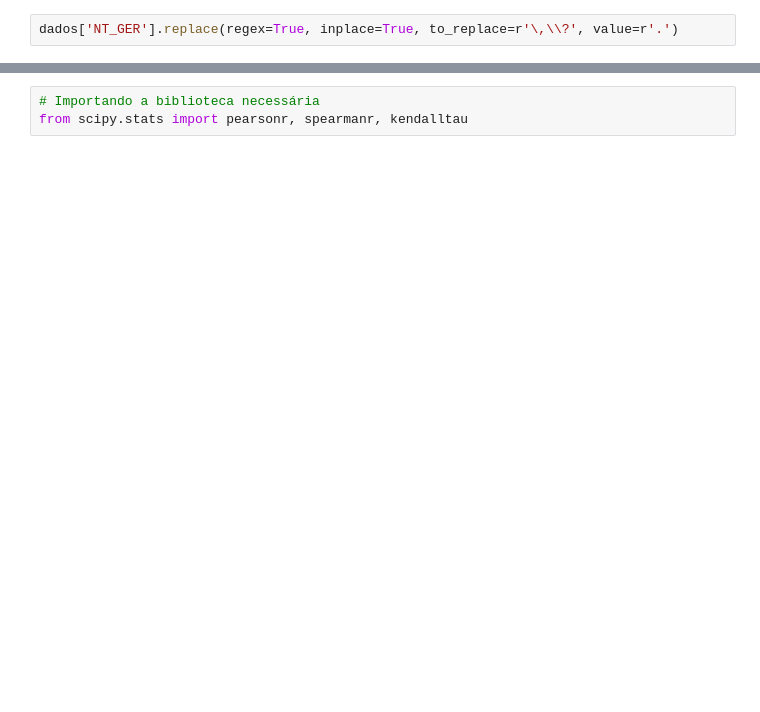
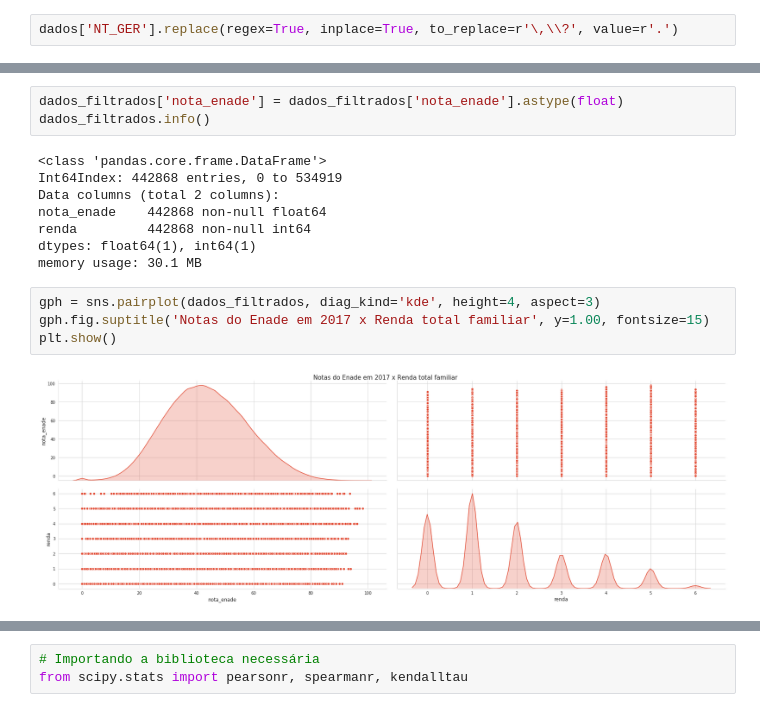
Before and after one commit to mateusqc/MC_2019.2, a Jupyter notebook: questao2.ipynb, the cells around one changed output, grey strips where cells are left out. Saved outputs shown, nothing was run; the diff lists cells and outputs as text; blank space fills up the shorter version.

```diff
--- a/questao2.ipynb
+++ b/questao2.ipynb
@@ -38 +80,18 @@ dados_filtrados
+# %%
+dados_filtrados['nota_enade'] = dados_filtrados['nota_enade'].astype(float)
+dados_filtrados.info()
+# %% [output]
+<class 'pandas.core.frame.DataFrame'>
+Int64Index: 442868 entries, 0 to 534919
+Data columns (total 2 columns):
+nota_enade    442868 non-null float64
+renda         442868 non-null int64
+dtypes: float64(1), int64(1)
+memory usage: 30.1 MB
+# %%
+gph = sns.pairplot(dados_filtrados, diag_kind='kde', height=4, aspect=3)
+gph.fig.suptitle('Notas do Enade em 2017 x Renda total familiar', y=1.00, fontsize=15)
+plt.show()
+# %% [output]
+[figure, added]
 # %%
```
Also changed, not shown: parts of 7 cells of this notebook.
